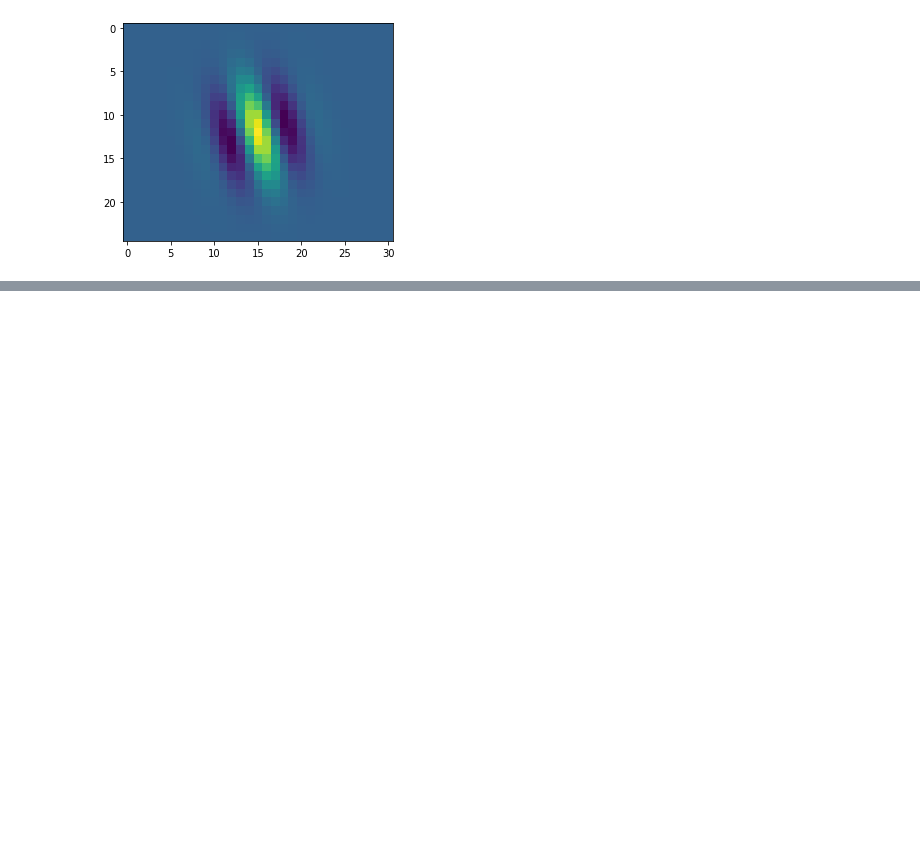
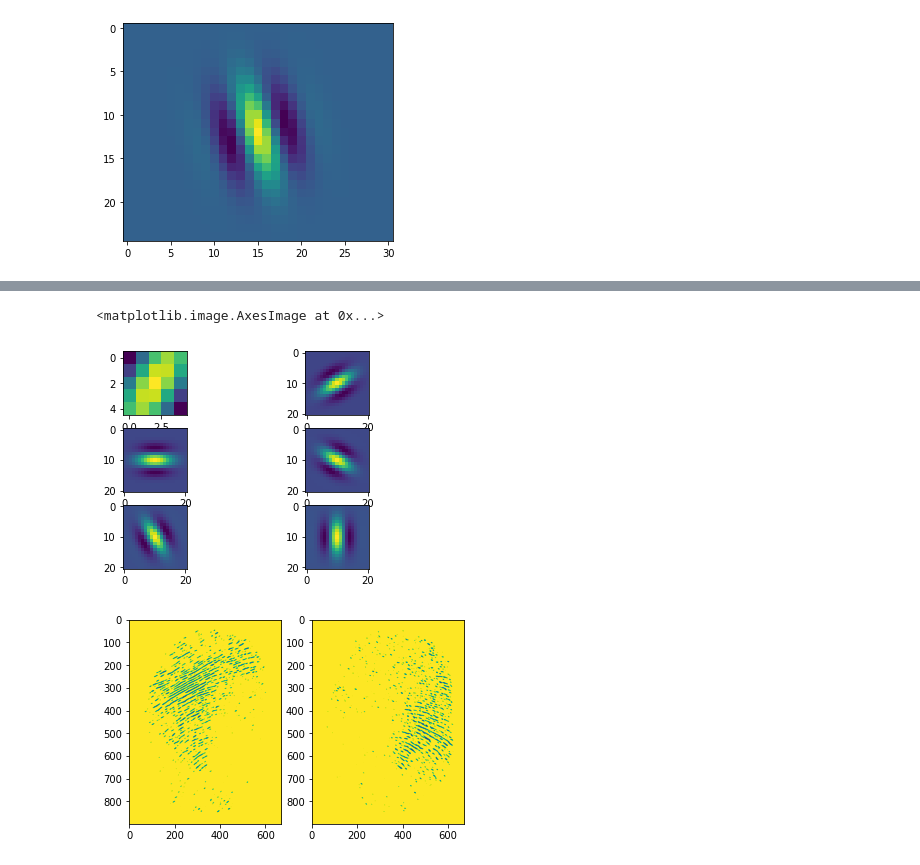
Before and after one commit to Nyamtulla/Gabor-Filter, a Jupyter notebook: Gabor_Filter.ipynb, the cells around one changed output, grey strips where cells are left out. Cells and saved outputs as stored; diff of their text form; code cells hidden in the pictures; blank space fills up the shorter version.

```diff
--- a/Gabor_Filter.ipynb
+++ b/Gabor_Filter.ipynb
@@ -67,0 +54,26 @@ cv2_imshow(filtered1)
+# %%
+fp_gray = cv2.cvtColor(fp, cv2.COLOR_BGR2GRAY)
+# cv2_imshow(img)
+kernel2 = get_kernal(ksize = (5,5),sigma=2.7,theta=np.pi/6, lmd=10, gamma=0.7, psi=0)
+kernel3 = get_kernal(ksize = (20,20),sigma=2.7,theta=2*np.pi/6, lmd=10, gamma=0.7, psi=0)
+kernel4 = get_kernal(ksize = (20,20),sigma=2.7,theta=3*np.pi/6, lmd=10, gamma=0.7, psi=0)
+kernel5 = get_kernal(ksize = (20,20),sigma=2.8,theta=4*np.pi/6, lmd=10, gamma=0.8, psi=0)
+kernel6 = get_kernal(ksize = (20,20),sigma=3,theta=5*np.pi/6, lmd=10, gamma=0.8, psi=0)
+kernel7 = get_kernal(ksize = (20,20),sigma=3,theta=6*np.pi/6, lmd=10, gamma=0.8, psi=0)
+fig,ax = plt.subplots(3,2)
+ax[0][0].imshow(kernel2)
+ax[0][1].imshow(kernel3)
+ax[1][0].imshow(kernel4)
+ax[1][1].imshow(kernel5)
+ax[2][0].imshow(kernel6)
+ax[2][1].imshow(kernel7)
+
+filtered = cv2.filter2D(fp_gray, cv2.CV_8UC3, kernel3)
+filtered1 = cv2.filter2D(fp_gray, cv2.CV_8UC3, kernel5)
+fig1,axe = plt.subplots(1,2)
+axe[0].imshow(filtered)
+axe[1].imshow(filtered1)
+# %% [output]
+<matplotlib.image.AxesImage at 0x...>
+[figure, added]
+[figure, added]
```
Also changed, not shown: parts of 5 cells of this notebook.
